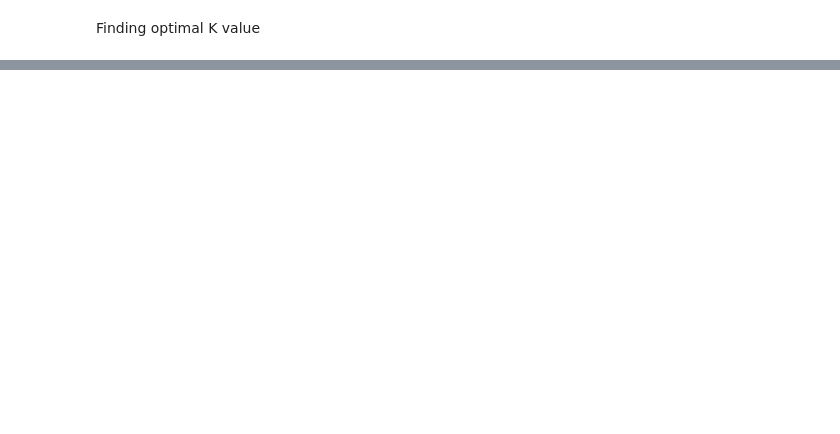
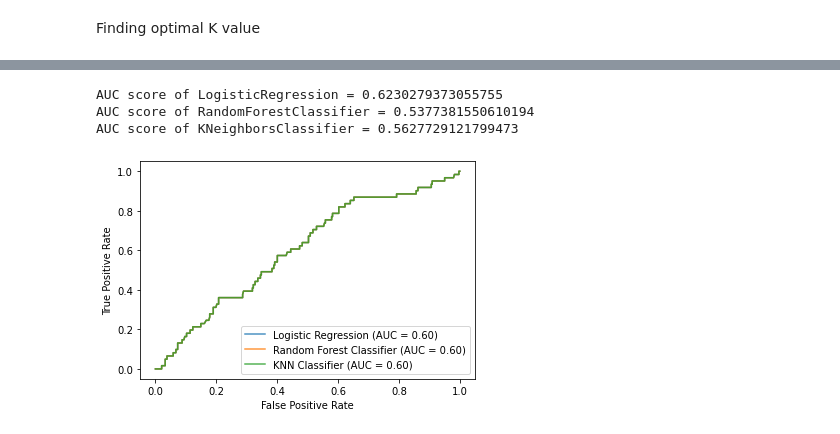
Before and after one commit to rarconaut/Project_3_Group_2, a Jupyter notebook: Rawaf/Project_3_Rawaf.ipynb, the cells around one changed output, grey strips where cells are left out. Cells and saved outputs as stored; diff of their text form; code cells hidden in the pictures; blank space fills up the shorter version.

```diff
--- a/Rawaf/Project_3_Rawaf.ipynb
+++ b/Rawaf/Project_3_Rawaf.ipynb
@@ -279,0 +401,36 @@ print('k=XXX Test Acc: %.3f' % knn.score(X_test_scaled, y_test))
+# %%
+from sklearn.model_selection import cross_val_score
+# from imblearn.pipeline import Pipeline
+# from imblearn.over_sampling import SMOTE
+
+def evaluate_model(model, X, y):
+
+#     classifier = Pipeline([
+#         ('passthrough', SMOTE()),
+#         ('model', model)
+#     ])
+
+    model.fit(X, y)
+
+    auc = cross_val_score(model, X, y, cv=None, scoring='roc_auc')
+    print("AUC score of " + model.__class__.__name__ + " = " + str(auc.mean()))
+
+    return classifier
+# %%
+classifier_LR = evaluate_model(LogisticRegression(), X_train, y_train)
+classifier_RF = evaluate_model(RandomForestClassifier(), X_train, y_train)
+classifier_KNN = evaluate_model(KNeighborsClassifier(), X_train, y_train)
+# %% [output]
+AUC score of LogisticRegression = 0.6230279373055755
+AUC score of RandomForestClassifier = 0.5377381550610194
+AUC score of KNeighborsClassifier = 0.5627729121799473
+# %%
+from sklearn.metrics import plot_roc_curve
+
+ax = plt.gca()
+plot_roc_curve(classifier_LR, X_test, y_test, ax=ax, alpha=0.8, name="Logistic Regression")
+plot_roc_curve(classifier_RF, X_test, y_test, ax=ax, alpha=0.8, name="Random Forest Classifier")
+plot_roc_curve(classifier_KNN, X_test, y_test, ax=ax, alpha=0.8, name="KNN Classifier")
+plt.show()
+# %% [output]
+[figure, added]
```
Also changed, not shown: parts of 18 cells of this notebook.
